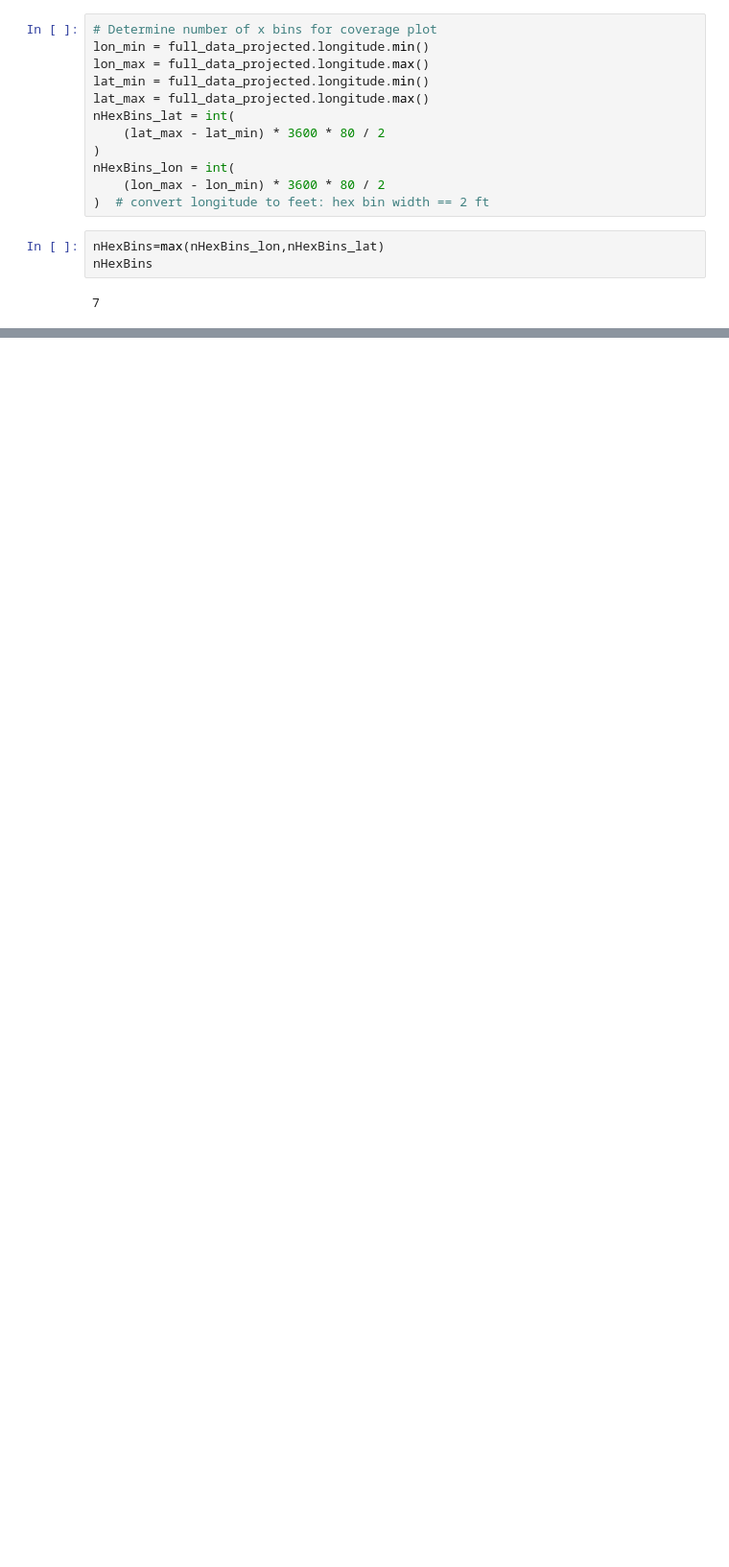
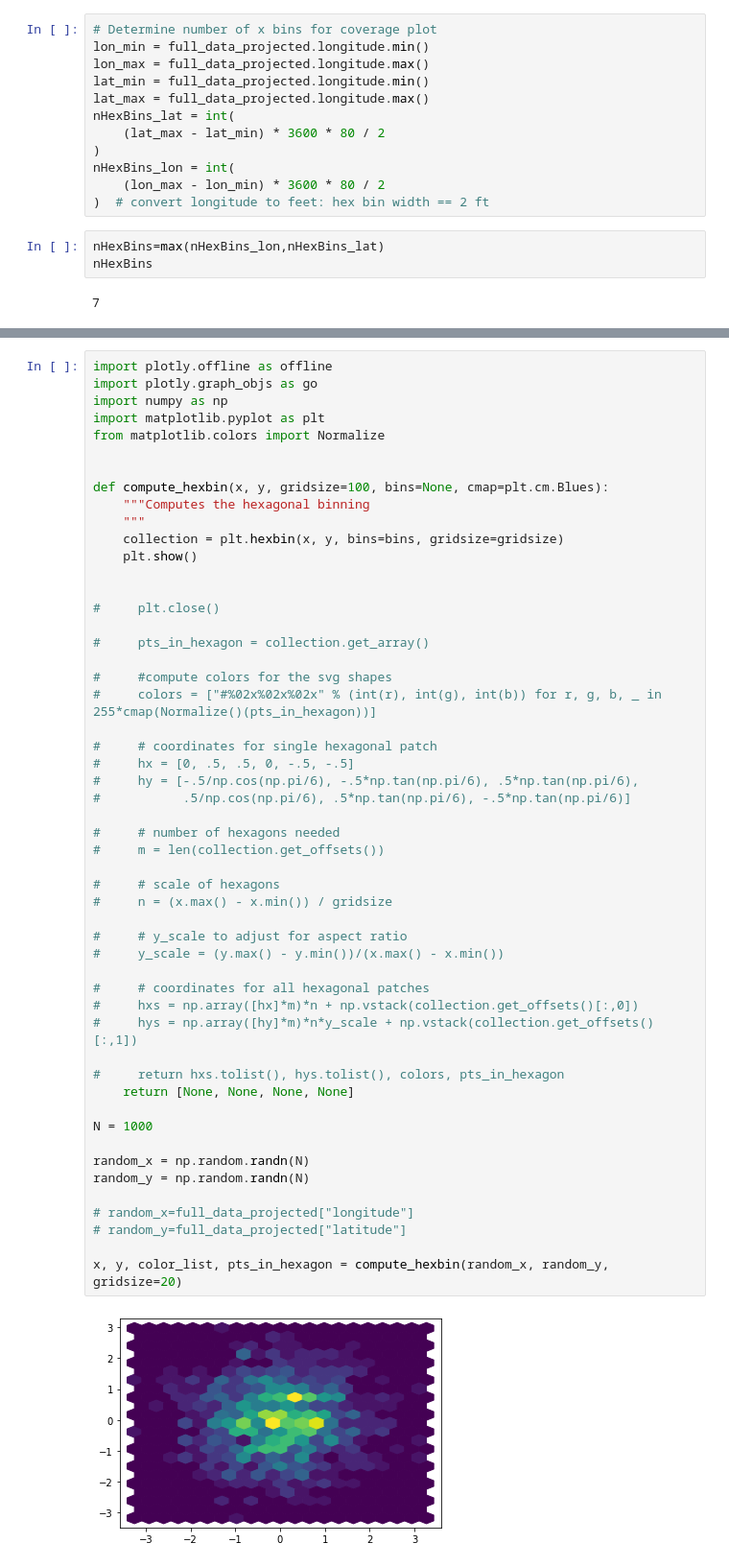
Before and after one commit to ShankarPoudel441/Thesis_Program, a Jupyter notebook: Notebooks/cluster_to_density.ipynb, the cells around one changed output, grey strips where cells are left out. Shown at 96% size. Drawn from its saved outputs; the diff is of its cells as text; blank space fills up the shorter version.

```diff
--- a/Notebooks/cluster_to_density.ipynb
+++ b/Notebooks/cluster_to_density.ipynb
@@ -202,0 +374,54 @@ array([[3.0, '-1.6870763123695685,0.6671710130044683', 0],
+# %%
+import plotly.offline as offline
+import plotly.graph_objs as go
+import numpy as np
+import matplotlib.pyplot as plt
+from matplotlib.colors import Normalize
+
+
+def compute_hexbin(x, y, gridsize=100, bins=None, cmap=plt.cm.Blues):
+    """Computes the hexagonal binning
+    """
+    collection = plt.hexbin(x, y, bins=bins, gridsize=gridsize)
+    plt.show()
+
+
+#     plt.close()
+
+#     pts_in_hexagon = collection.get_array()
+
+#     #compute colors for the svg shapes
+#     colors = ["#%02x%02x%02x" % (int(r), int(g), int(b)) for r, g, b, _ in 255*cmap(Normalize()(pts_in_hexagon))]
+
+#     # coordinates for single hexagonal patch
+#     hx = [0, .5, .5, 0, -.5, -.5]
+#     hy = [-.5/np.cos(np.pi/6), -.5*np.tan(np.pi/6), .5*np.tan(np.pi/6),
+#           .5/np.cos(np.pi/6), .5*np.tan(np.pi/6), -.5*np.tan(np.pi/6)]
+
+#     # number of hexagons needed
+#     m = len(collection.get_offsets())
+
+#     # scale of hexagons
+#     n = (x.max() - x.min()) / gridsize
+
+#     # y_scale to adjust for aspect ratio
+#     y_scale = (y.max() - y.min())/(x.max() - x.min())
+
+#     # coordinates for all hexagonal patches
+#     hxs = np.array([hx]*m)*n + np.vstack(collection.get_offsets()[:,0])
+#     hys = np.array([hy]*m)*n*y_scale + np.vstack(collection.get_offsets()[:,1])
+
+#     return hxs.tolist(), hys.tolist(), colors, pts_in_hexagon
+    return [None, None, None, None]
+
+N = 1000
+
+random_x = np.random.randn(N)
+random_y = np.random.randn(N)
+
+# random_x=full_data_projected["longitude"]
+# random_y=full_data_projected["latitude"]
+
+x, y, color_list, pts_in_hexagon = compute_hexbin(random_x, random_y, gridsize=20)
+# %% [output]
+[figure, added]
```
Also changed, not shown: parts of 19 cells of this notebook, 4 other files.
